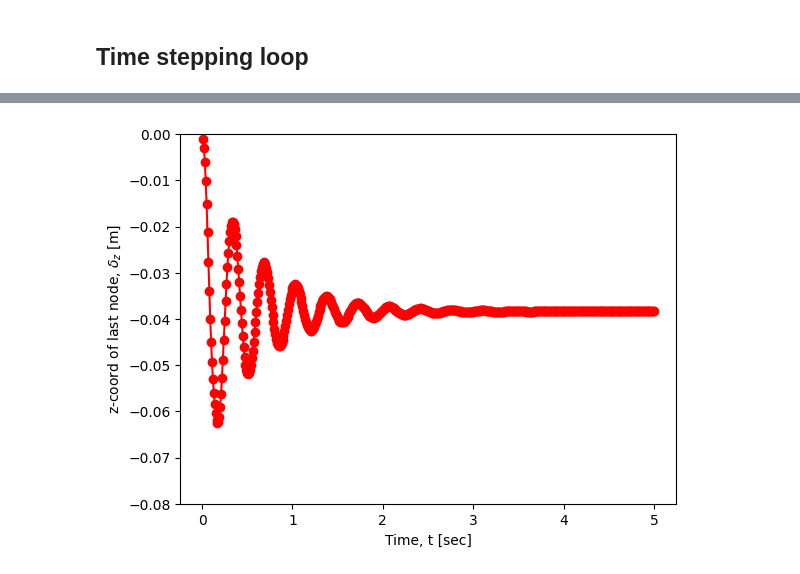
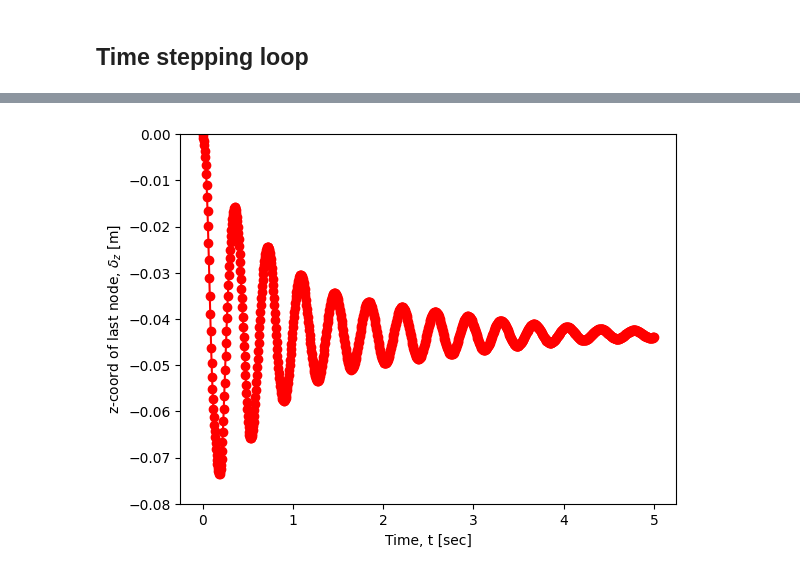
Before and after one commit to he-is-kai/MAE263F_UCLA_Fall2024, a Jupyter notebook: homework_2/Homework2.ipynb, the cells around one changed output, grey strips where cells are left out. Saved outputs shown, nothing was run; the diff lists cells and outputs as text; code cells hidden in the pictures.

```diff
--- a/homework_2/Homework2.ipynb
+++ b/homework_2/Homework2.ipynb
@@ -180,8 +182,11 @@ def plotrod_simple(q, ctime):
 
     # Set equal scaling and a 3D view
     set_axes_equal(ax)
+
+    return fig
     plt.draw()  # Force a redraw of the figure
 
+
     plt.show()
 # %% [markdown]
 # Local Helper - Objective Function
@@ -245,8 +250,8 @@ def objfun(qGuess, q0, u, a1, a2,
 # %% [markdown]
 ## DOFs and Nodes
 # %%
-# nv = 50 # nodes
-nv = 20 # nodes
+nv = 100 # nodes
+# nv = 20 # nodes
 ne = nv - 1 # edges
 ndof = 4 * nv - 1 # degrees of freedom: 3*nv + ne
 
@@ -284,8 +289,8 @@ EA = Y * np.pi * r0**2 # Stretching stiffness
 ## Time stepping parameters
 # %%
 totalTime = 5 # second
-dt = 0.01 # second (may need sensitivity analysis)
-# dt = 0.005
+# dt = 0.01 # second (may need sensitivity analysis)
+dt = 0.005
 
 # Tolerance
 tol = EI / RodLength**2 * 1e-3
@@ -331,5 +336,14 @@ for c in range(nv):
 
 u = np.zeros_like(q0) # velocity vector
 
-plotrod_simple(q0, 0)
+fig = plotrod_simple(q0, 0)
+plt.draw()  # Force a redraw of the figure
+
+save_filename = r'figures\t=0s.png'
+plt.savefig(save_filename,
+              # transparent=True,
+              dpi=300,
+              )
+
+plt.show()
 # %% [output]
@@ -482,13 +487,21 @@ Current time = 4.990000
 # %%
 # Visualization after the loop
 plt.figure(2)
 time_array = np.arange(1, Nsteps + 1) * dt
 plt.plot(time_array, endZ, 'ro-')
 plt.box(True)
 plt.xlabel('Time, t [sec]')
 plt.ylabel('z-coord of last node, $\\delta_z$ [m]')
 
 plt.ylim([-0.08, 0])
+
+save_filename = r'figures\z_plot.png'
+# save_path = os.path.join(figures_dir, save_filename)
+# plt.savefig(save_filename,
+#             transparent=True,
+#             dpi=300,
+#             )
+
 plt.show()
 # %% [output]
-[figure, old version]
+[figure, new version]
```
Also changed, not shown: parts of 3 cells of this notebook, 12 other files.
